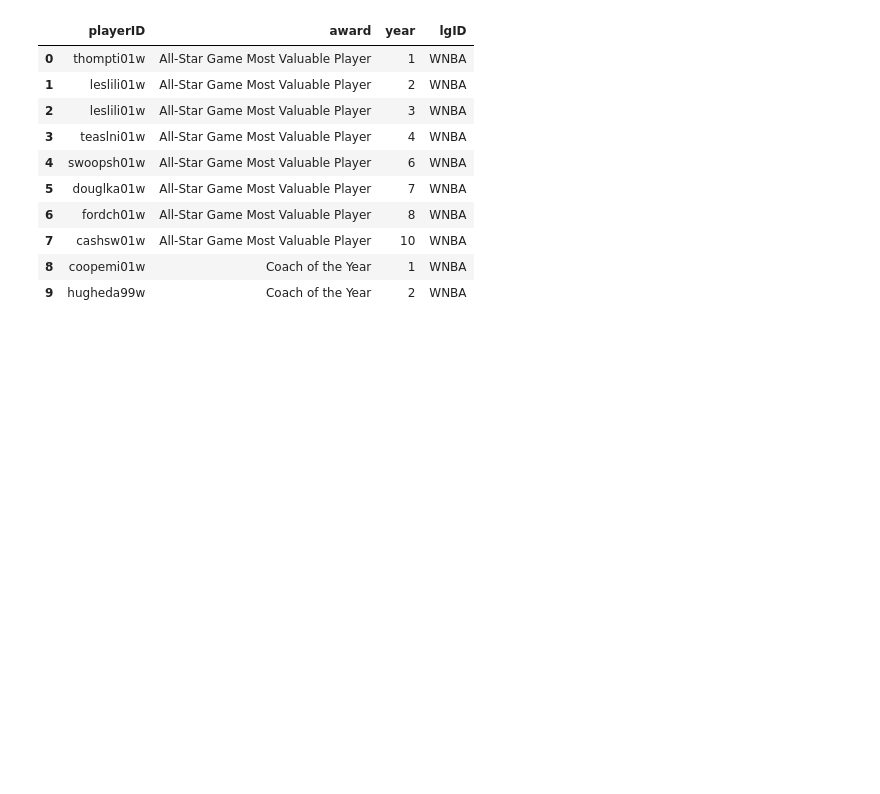
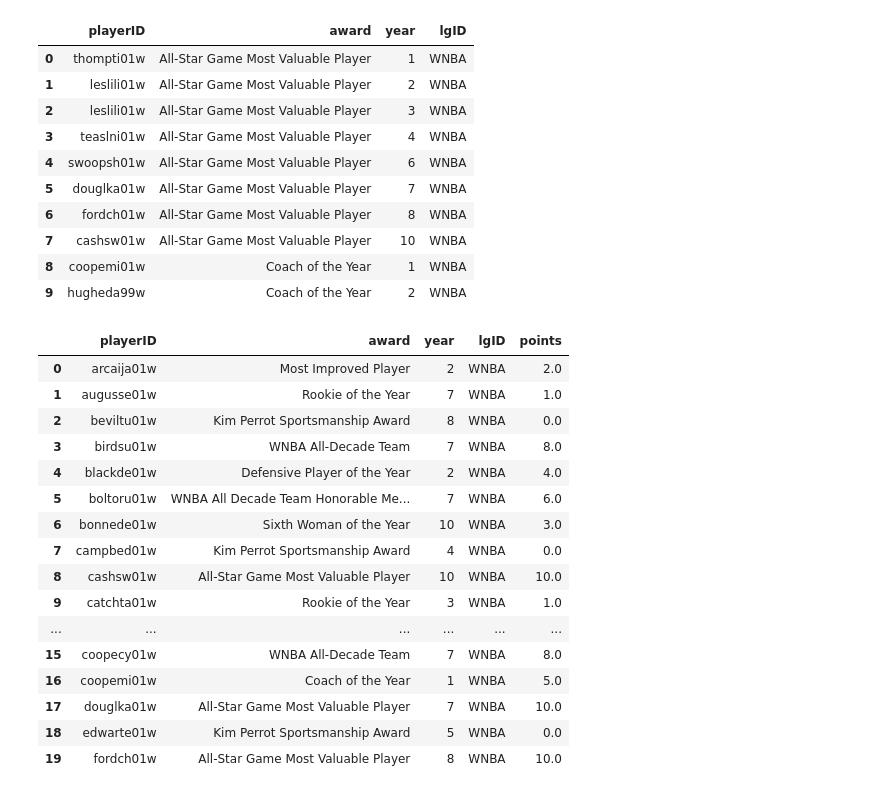
Before and after one commit to jmisidro/FEUP_ML, a Jupyter notebook: src/preparation.ipynb, the cells around one changed output. Saved outputs shown, nothing was run; the diff lists cells and outputs as text; code cells hidden in the pictures; blank space fills up the shorter version.

```diff
--- a/src/preparation.ipynb
+++ b/src/preparation.ipynb
@@ -66,3 +64,45 @@ teams.drop('min', axis=1, inplace=True)
 teams.drop('attend', axis=1, inplace=True)
 # We don't believe that the 'arena' attribute is relevant, so we drop it
 teams.drop('arena', axis=1, inplace=True)
+# %%
+# We attribute points to each award, so we can compare them
+# Defined points for each award
+awards_players.loc[awards_players['award'] == 'All-Star Game Most Valuable Player', 'points'] = 10
+awards_players.loc[awards_players['award'] == 'Coach of the Year', 'points'] = 5
+awards_players.loc[awards_players['award'] == 'Defensive Player of the Year', 'points'] = 4
+awards_players.loc[awards_players['award'] == 'Kim Perrot Sportsmanship Award', 'points'] = 0
+awards_players.loc[awards_players['award'] == 'Most Improved Player', 'points'] = 2
+awards_players.loc[awards_players['award'] == 'Most Valuable Player', 'points'] = 9
+awards_players.loc[awards_players['award'] == 'Rookie of the Year', 'points'] = 1
+awards_players.loc[awards_players['award'] == 'Sixth Woman of the Year', 'points'] = 3
+awards_players.loc[awards_players['award'] == 'WNBA Finals Most Valuable Player', 'points'] = 7
+awards_players.loc[awards_players['award'] == 'WNBA All-Decade Team', 'points'] = 8
+awards_players.loc[awards_players['award'] == 'WNBA All Decade Team Honorable Mention', 'points'] = 6
+
+
+awards_players['playerID'] = awards_players['playerID'].astype(str)
+awards_players = awards_players.sort_values(by='playerID')
+
+# If you want to reset the index after sorting
+awards_players.reset_index(drop=True, inplace=True)
+
+# Print the sorted DataFrame
+awards_players.head(20)
+# %% [output]
+|  | playerID | award | year | lgID | points |
+| 0 | arcaija01w | Most Improved Player | 2 | WNBA | 2.0 |
+| 1 | augusse01w | Rookie of the Year | 7 | WNBA | 1.0 |
+| 2 | beviltu01w | Kim Perrot Sportsmanship Award | 8 | WNBA | 0.0 |
+| 3 | birdsu01w | WNBA All-Decade Team | 7 | WNBA | 8.0 |
+| 4 | blackde01w | Defensive Player of the Year | 2 | WNBA | 4.0 |
+| 5 | boltoru01w | WNBA All Decade Team Honorable Me... | 7 | WNBA | 6.0 |
+| 6 | bonnede01w | Sixth Woman of the Year | 10 | WNBA | 3.0 |
+| 7 | campbed01w | Kim Perrot Sportsmanship Award | 4 | WNBA | 0.0 |
+| 8 | cashsw01w | All-Star Game Most Valuable Player | 10 | WNBA | 10.0 |
+| 9 | catchta01w | Rookie of the Year | 3 | WNBA | 1.0 |
+| ... | ... | ... | ... | ... | ... |
+| 15 | coopecy01w | WNBA All-Decade Team | 7 | WNBA | 8.0 |
+| 16 | coopemi01w | Coach of the Year | 1 | WNBA | 5.0 |
+| 17 | douglka01w | All-Star Game Most Valuable Player | 7 | WNBA | 10.0 |
+| 18 | edwarte01w | Kim Perrot Sportsmanship Award | 5 | WNBA | 0.0 |
+| 19 | fordch01w | All-Star Game Most Valuable Player | 8 | WNBA | 10.0 |
```
Also changed, not shown: parts of 6 cells of this notebook, 2 other files.
